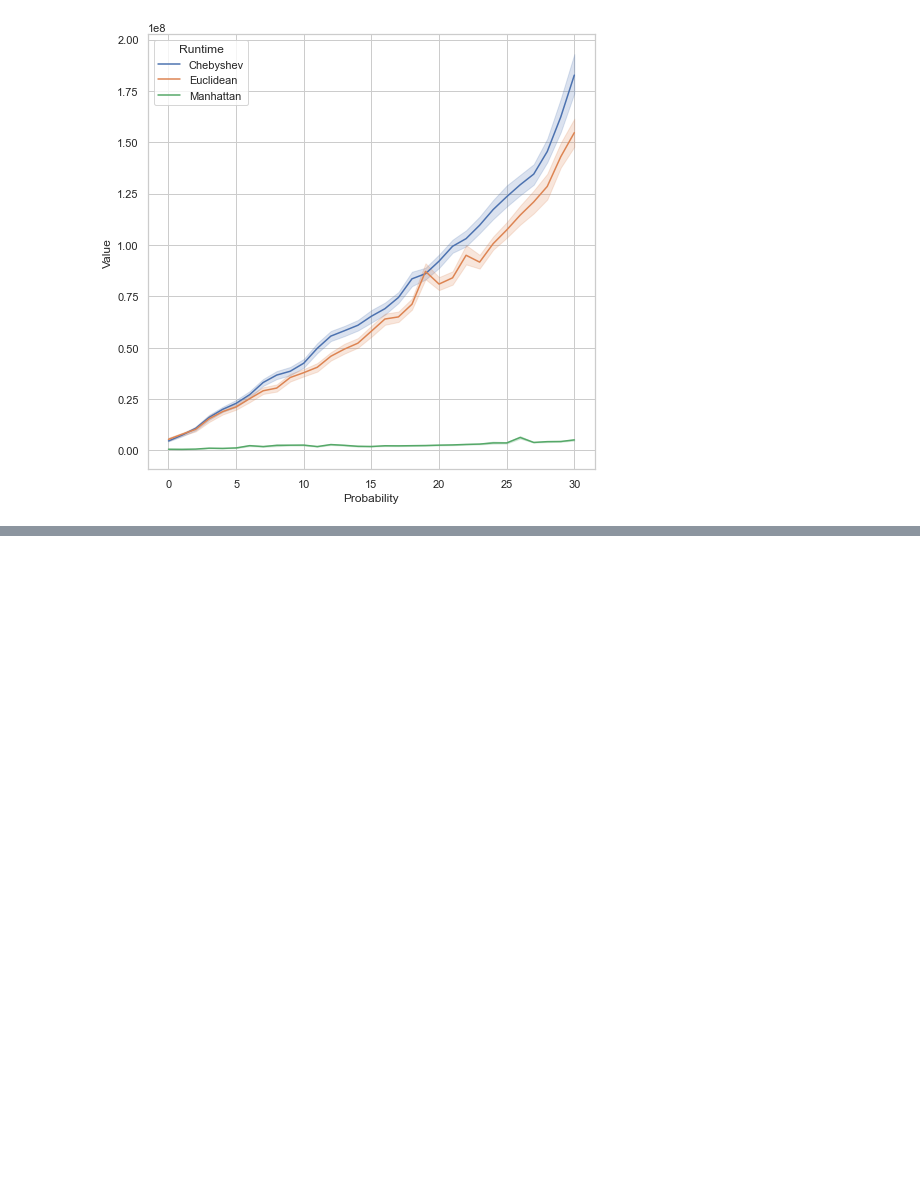
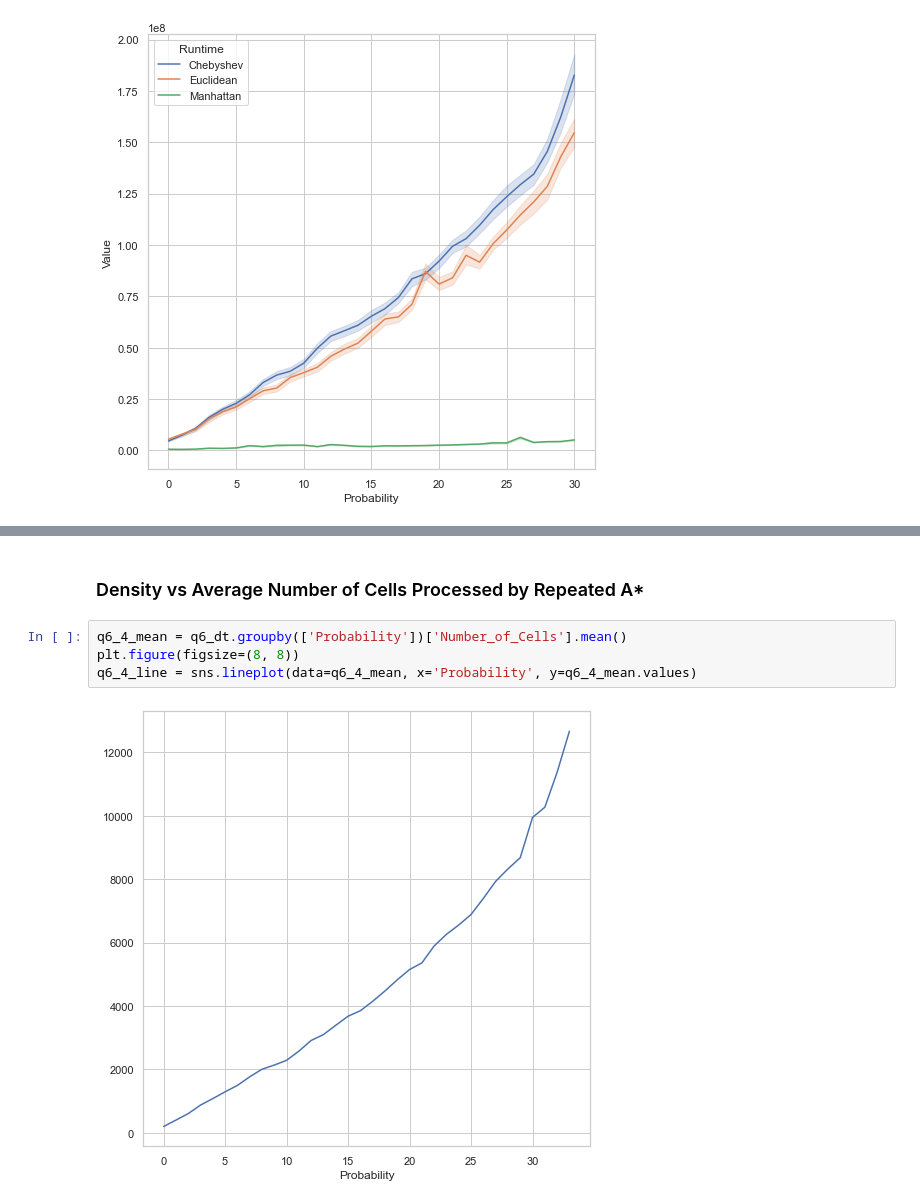
Before and after one commit to PietropaoloV/A-Search-520, a Jupyter notebook: Data/Plots-and-Analysis/voyage-jason.ipynb, the cells around one changed output, grey strips where cells are left out. Saved outputs shown, nothing was run; the diff lists cells and outputs as text; blank space fills up the shorter version.

```diff
--- a/Data/Plots-and-Analysis/voyage-jason.ipynb
+++ b/Data/Plots-and-Analysis/voyage-jason.ipynb
@@ -143,0 +184,8 @@ q5_time_line = sns.lineplot(x=q5_time['Probability'], y=q5_time['Value'], hue=q5
+# %% [markdown]
+### Density vs Average Number of Cells Processed by Repeated A*
+# %%
+q6_4_mean = q6_dt.groupby(['Probability'])['Number_of_Cells'].mean()
+plt.figure(figsize=(8, 8))
+q6_4_line = sns.lineplot(data=q6_4_mean, x='Probability', y=q6_4_mean.values)
+# %% [output]
+[figure, added]
```
Also changed, not shown: parts of 29 cells of this notebook.
